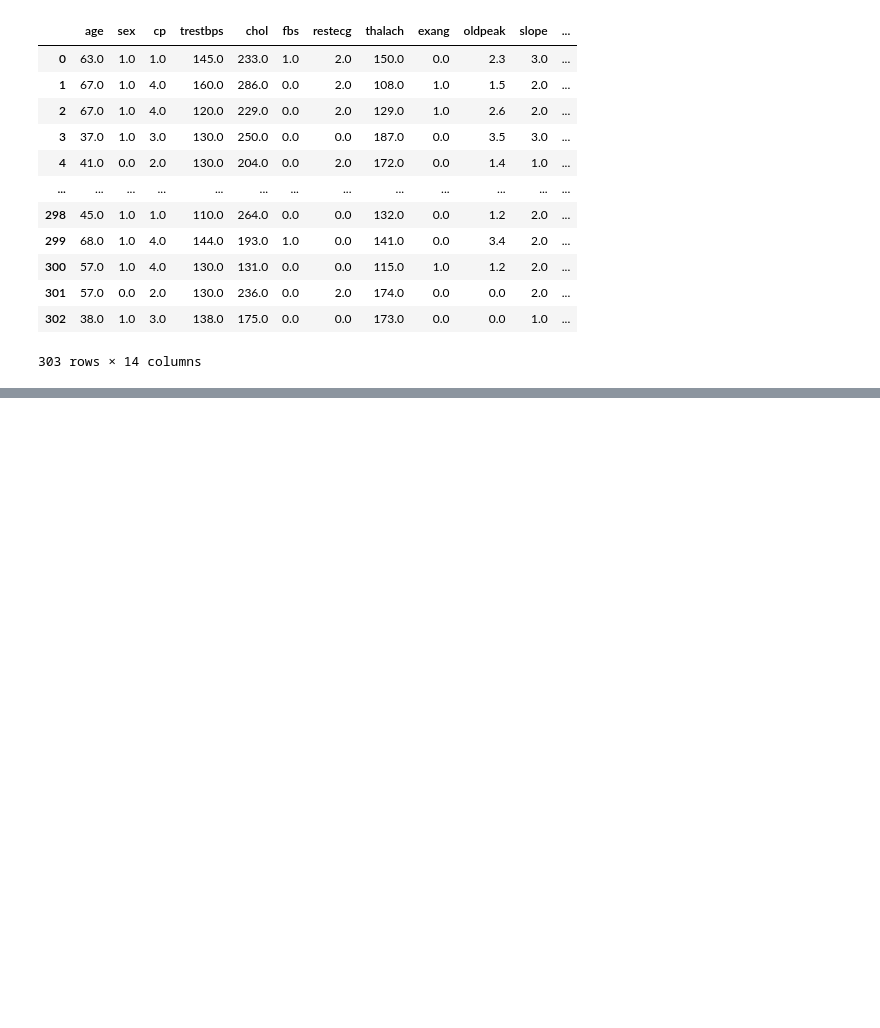
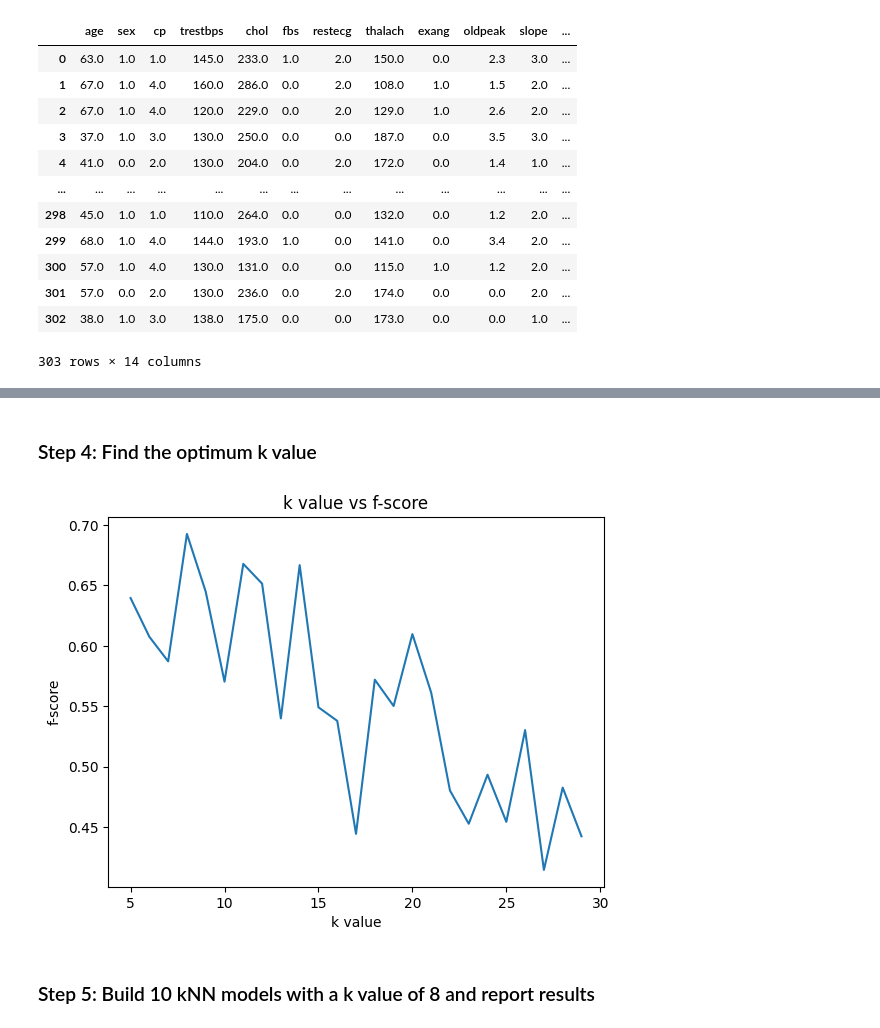
Before and after one commit to GavinMurdock/cs5830_project4, a Jupyter notebook: project4.ipynb, the cells around one changed output, grey strips where cells are left out. Saved outputs shown, nothing was run; the diff lists cells and outputs as text; code cells hidden in the pictures; blank space fills up the shorter version.

```diff
--- a/project4.ipynb
+++ b/project4.ipynb
@@ -59,0 +69,11 @@ df
+# %%
+diabetes_df = pd.read_csv('./diabetes.csv')
+
+diabetes_df['diabetes'] = diabetes_df.diabetes.apply(lambda x: 0 if x=='No diabetes' else 1)
+diabetes_df['gender'] = diabetes_df.gender.apply(lambda x: 0 if x=='female' else 1)
+diabetes_df['chol_hdl_ratio'] = diabetes_df.chol_hdl_ratio.apply(lambda x: float(str(x).replace(',', '.')))
+diabetes_df['bmi'] = diabetes_df.bmi.apply(lambda x: float(str(x).replace(',', '.')))
+diabetes_df['waist_hip_ratio'] = diabetes_df.waist_hip_ratio.apply(lambda x: float(str(x).replace(',', '.')))
+diabetes_df.drop(columns='patient_number', inplace=True)
+
+diabetes_df.head()
@@ -59,0 +89,17 @@ df
+# %%
+diabetes_df['cholesterol_s'] = (diabetes_df.cholesterol-diabetes_df.cholesterol.mean())/diabetes_df.cholesterol.std()
+diabetes_df['glucose_s'] = (diabetes_df.glucose-diabetes_df.glucose.mean())/diabetes_df.glucose.std()
+diabetes_df['hdl_chol_s'] = (diabetes_df.hdl_chol-diabetes_df.hdl_chol.mean())/diabetes_df.hdl_chol.std()
+diabetes_df['chol_hdl_ratio_s'] = (diabetes_df.chol_hdl_ratio-diabetes_df.chol_hdl_ratio.mean())/diabetes_df.chol_hdl_ratio.std()
+diabetes_df['age_s'] = (diabetes_df.age-diabetes_df.age.mean())/diabetes_df.age.std()
+diabetes_df['gender_s'] = (diabetes_df.gender-diabetes_df.gender.mean())/diabetes_df.gender.std()
+diabetes_df['height_s'] = (diabetes_df.height-diabetes_df.height.mean())/diabetes_df.height.std()
+diabetes_df['weight_s'] = (diabetes_df.weight-diabetes_df.weight.mean())/diabetes_df.weight.std()
+diabetes_df['bmi_s'] = (diabetes_df.bmi-diabetes_df.bmi.mean())/diabetes_df.bmi.std()
+diabetes_df['systolic_bp_s'] = (diabetes_df.systolic_bp-diabetes_df.systolic_bp.mean())/diabetes_df.systolic_bp.std()
+diabetes_df['diastolic_bp_s'] = (diabetes_df.diastolic_bp-diabetes_df.diastolic_bp.mean())/diabetes_df.diastolic_bp.std()
+diabetes_df['waist_s'] = (diabetes_df.waist-diabetes_df.waist.mean())/diabetes_df.waist.std()
+diabetes_df['hip_s'] = (diabetes_df.hip-diabetes_df.hip.mean())/diabetes_df.hip.std()
+diabetes_df['waist_hip_ratio_s'] = (diabetes_df.waist_hip_ratio-diabetes_df.waist_hip_ratio.mean())/diabetes_df.waist_hip_ratio.std()
+
+diabetes_df.head()
@@ -59,0 +158,22 @@ df
+# %% [markdown]
+### Step 4: Find the optimum k value
+# %%
+k_values = range(5, 30)
+scores = []
+
+for k in k_values:
+    k_scores = []
+    for i in range(10):
+        k_scores.append(get_scores(k)[2][0])
+    scores.append(np.array(k_scores).mean())
+
+plt.figure()
+plt.title('k value vs f-score')
+plt.ylabel('f-score')
+plt.xlabel('k value')
+plt.plot(k_values, scores)
+plt.show()
+# %% [output]
+[figure, added]
+# %% [markdown]
+### Step 5: Build 10 kNN models with a k value of 8 and report results
```
Also changed, not shown: parts of 9 cells of this notebook, 1 other file.
